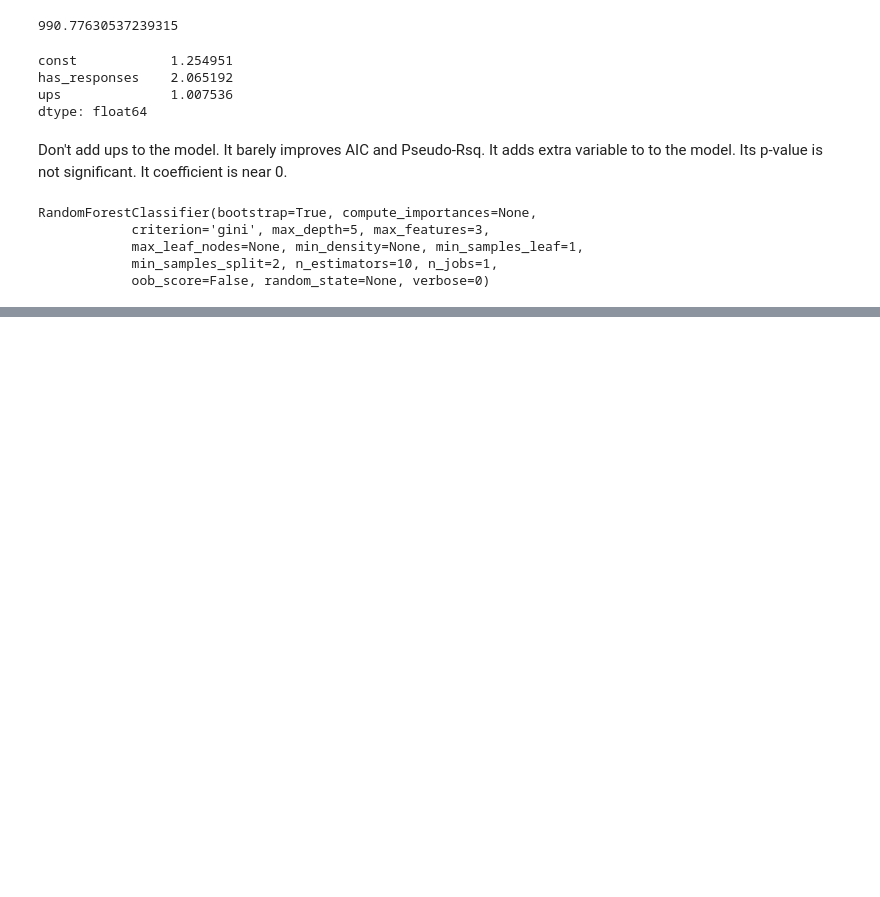
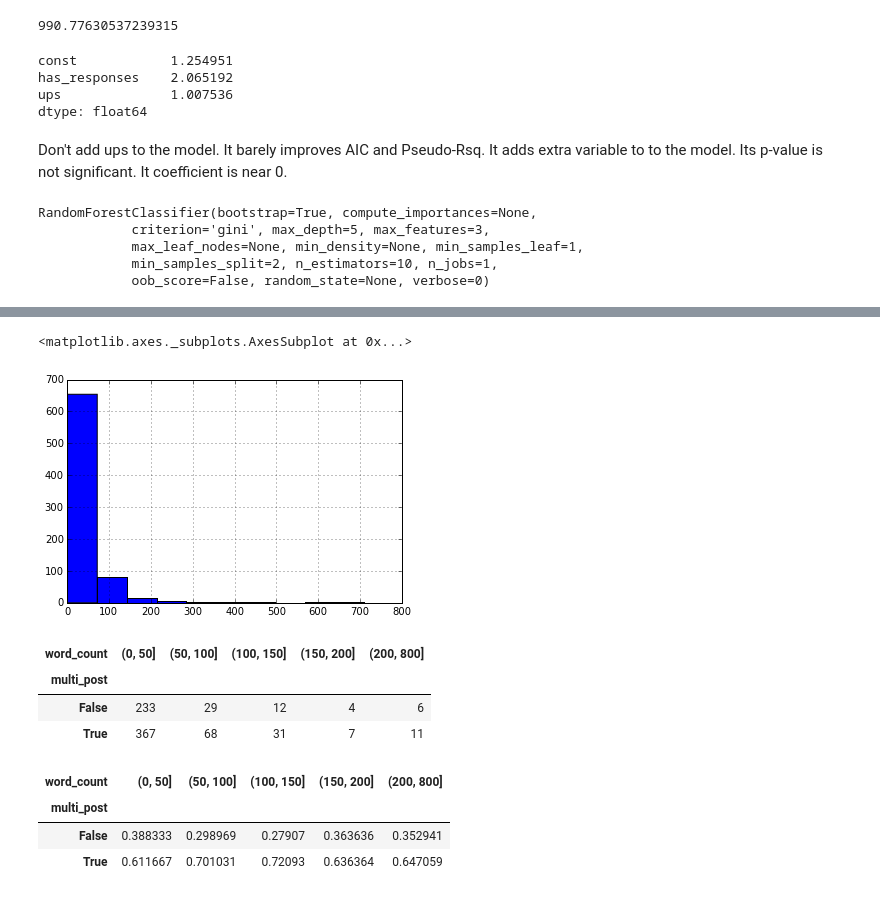
Before and after one commit to boazgurdin/reddit-churn, a Jupyter notebook: Model Building.ipynb, the cells around one changed output, grey strips where cells are left out. Cells and saved outputs as stored; diff of their text form; code cells hidden in the pictures; blank space fills up the shorter version.

```diff
--- a/Model Building.ipynb
+++ b/Model Building.ipynb
@@ -182,0 +238,5 @@ preds = rfc.predict(first_post)
+# %%
+first_post.word_count.hist()
+# %% [output]
+<matplotlib.axes._subplots.AxesSubplot at 0x...>
+[figure, added]
@@ -182,0 +245,16 @@ preds = rfc.predict(first_post)
+# %%
+word_count_crosstab = pd.crosstab(multi_post, word_count_discrete)
+word_count_crosstab
+# %% [output]
+| word_count | (0, 50] | (50, 100] | (100, 150] | (150, 200] | (200, 800] |
+| multi_post |  |  |  |  |  |
+| False | 233 | 29 | 12 | 4 | 6 |
+| True | 367 | 68 | 31 | 7 | 11 |
+# %%
+word_count_crosstab_scaled = word_count_crosstab / word_count_crosstab.sum(axis=0)
+word_count_crosstab_scaled
+# %% [output]
+| word_count | (0, 50] | (50, 100] | (100, 150] | (150, 200] | (200, 800] |
+| multi_post |  |  |  |  |  |
+| False | 0.388333 | 0.298969 | 0.27907 | 0.363636 | 0.352941 |
+| True | 0.611667 | 0.701031 | 0.72093 | 0.636364 | 0.647059 |
```
Also changed, not shown: parts of 26 cells of this notebook.
